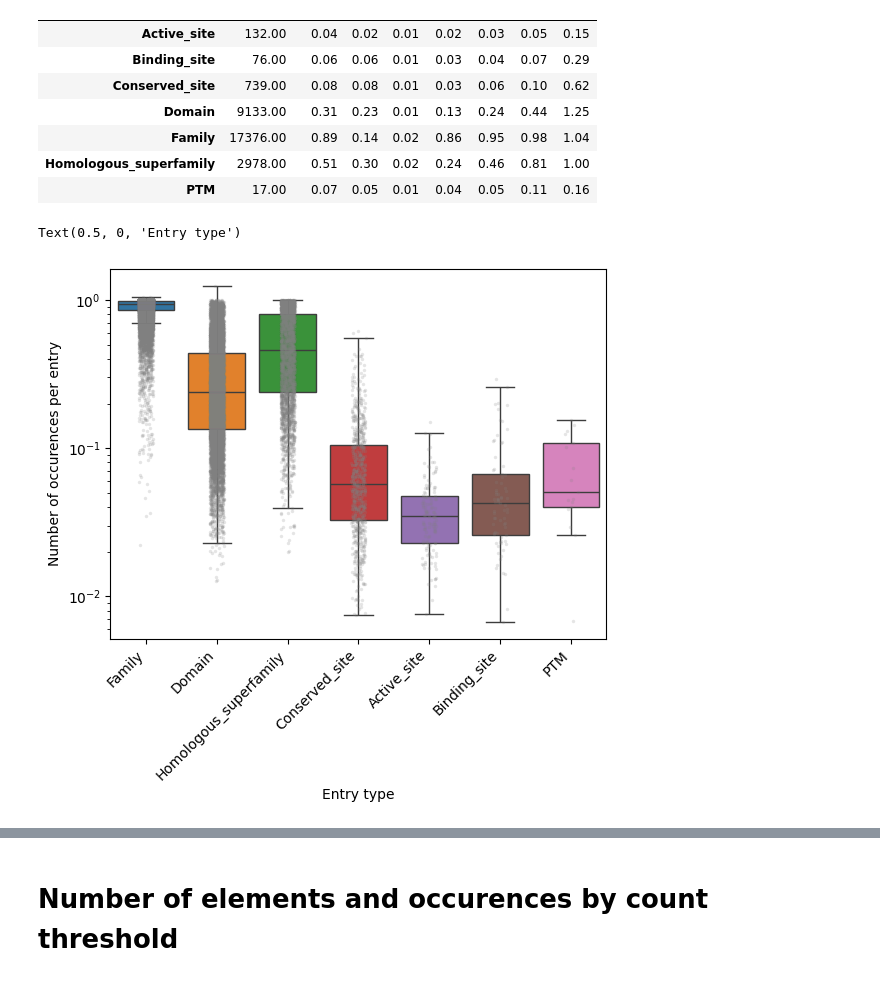
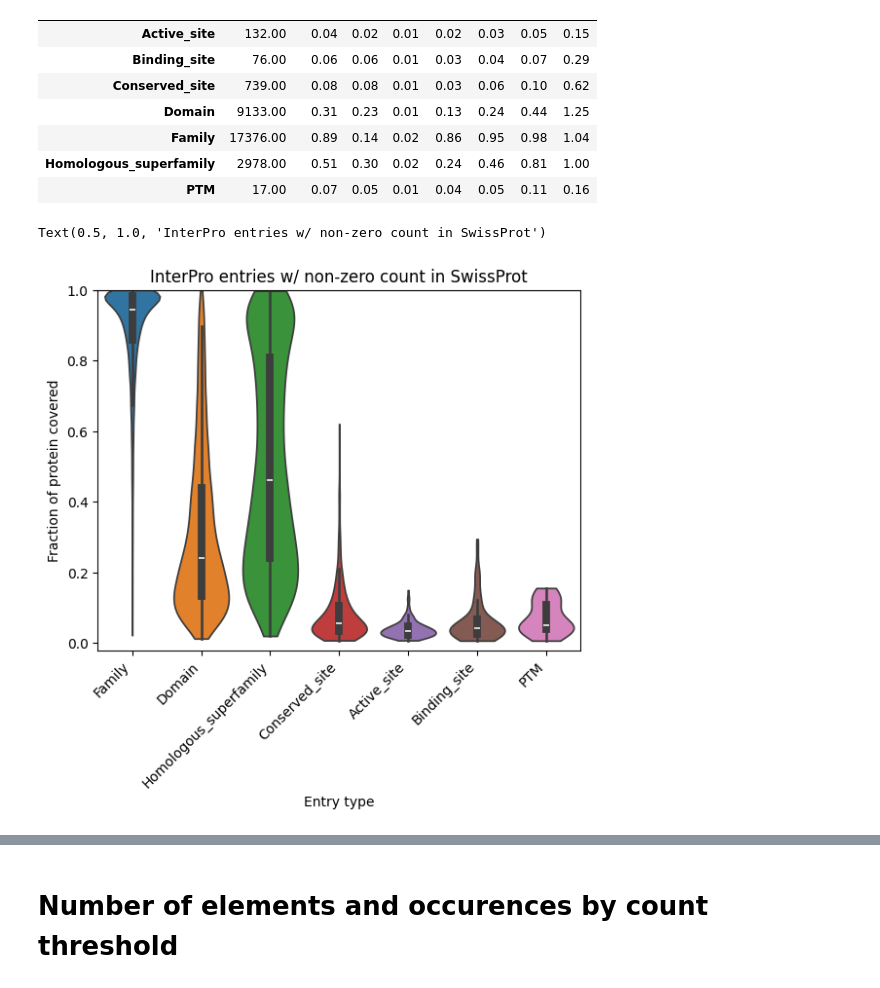
Before and after one commit to rcalef/magneton, a Jupyter notebook: scripts/dataset_processing/create_label_subsets.ipynb, the cells around one changed output, grey strips where cells are left out. Cells and saved outputs as stored; diff of their text form; code cells hidden in the pictures.

```diff
--- a/experiments/create_label_subsets.ipynb
+++ b/scripts/dataset_processing/create_label_subsets.ipynb
@@ -19 +19,7 @@ interpro_path = "/weka/scratch/weka/kellislab/rcalef/data/interpro/103.0/"
+# %%
+interpro_dir = (
+    get_data_dir() /
+    "interpro_103.0"
+)
+stats_dir = interpro_dir / "swissprot_subset" / "summary_stats"
 # %%
@@ -195,30 +165,20 @@ Text(0.5, 0, 'Entry type')
 | Homologous_superfamily | 2978.00 | 0.51 | 0.30 | 0.02 | 0.24 | 0.46 | 0.81 | 1.00 |
 | PTM | 17.00 | 0.07 | 0.05 | 0.01 | 0.04 | 0.05 | 0.11 | 0.16 |
 # %%
-sns.boxplot(
+sns.violinplot(
     x="element_type",
     y="avg_coverage",
     hue="element_type",
     data=combined_stats_nonzero,
     hue_order=want_types,
-    log_scale=True,
-    fliersize=0,
-)
-
-sns.stripplot(
-    x="element_type",
-    y="avg_coverage",
-    data=combined_stats_nonzero,
-    log_scale=True,
-    marker=".",
-    alpha=0.2,
-    color="grey",
+    cut=0,
 )
 
 plt.xticks(rotation=45, ha="right")
-plt.ylabel("Number of occurences per entry")
+plt.ylabel("Fraction of protein covered")
 plt.xlabel("Entry type")
-#plt.title("InterPro entries w/ non-zero count in SwissProt")
+plt.ylim(-0.02, 1)
+plt.title("InterPro entries w/ non-zero count in SwissProt")
 # %% [output]
-Text(0.5, 0, 'Entry type')
+Text(0.5, 1.0, 'InterPro entries w/ non-zero count in SwissProt')
-[figure, old version]
+[figure, new version]
```
Also changed, not shown: parts of 9 cells of this notebook, 26 other files.
